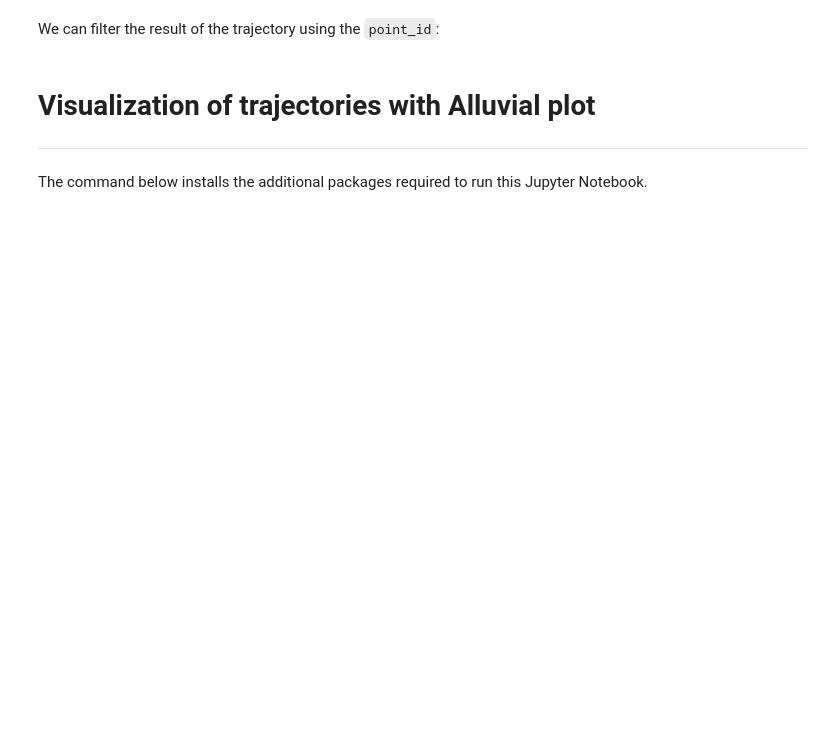
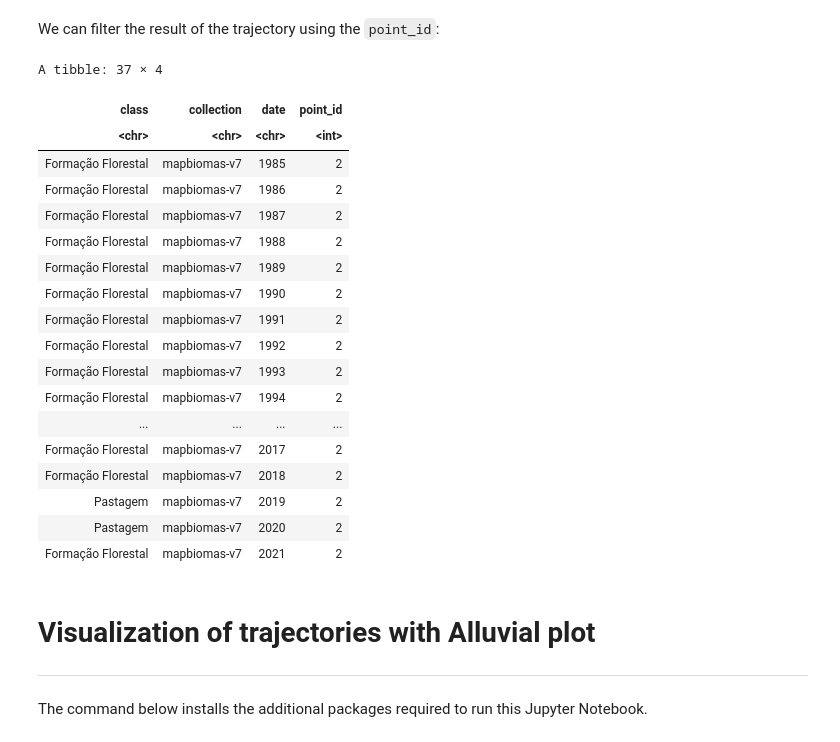
Before and after one commit to brazil-data-cube/code-gallery, a Jupyter notebook: jupyter/R/wlts/wlts-introduction.ipynb, the cells around one changed output. Saved outputs shown, nothing was run; the diff lists cells and outputs as text; code cells hidden in the pictures; blank space fills up the shorter version.

```diff
--- a/jupyter/R/wlts/wlts-introduction.ipynb
+++ b/jupyter/R/wlts/wlts-introduction.ipynb
@@ -219,7 +345,27 @@ head(trj_mult$result, 20)
 # %% [markdown]
 We can filter the result of the trajectory using the ``point_id``:
 # %%
-dplyr::filter(trj_mult$result, point_id == 1)
+dplyr::filter(trj_mult$result, point_id == 2)
+# %% [output]
+A tibble: 37 × 4
+| class | collection | date | point_id |
+| <chr> | <chr> | <chr> | <int> |
+| Formação Florestal | mapbiomas-v7 | 1985 | 2 |
+| Formação Florestal | mapbiomas-v7 | 1986 | 2 |
+| Formação Florestal | mapbiomas-v7 | 1987 | 2 |
+| Formação Florestal | mapbiomas-v7 | 1988 | 2 |
+| Formação Florestal | mapbiomas-v7 | 1989 | 2 |
+| Formação Florestal | mapbiomas-v7 | 1990 | 2 |
+| Formação Florestal | mapbiomas-v7 | 1991 | 2 |
+| Formação Florestal | mapbiomas-v7 | 1992 | 2 |
+| Formação Florestal | mapbiomas-v7 | 1993 | 2 |
+| Formação Florestal | mapbiomas-v7 | 1994 | 2 |
+| ... | ... | ... | ... |
+| Formação Florestal | mapbiomas-v7 | 2017 | 2 |
+| Formação Florestal | mapbiomas-v7 | 2018 | 2 |
+| Pastagem | mapbiomas-v7 | 2019 | 2 |
+| Pastagem | mapbiomas-v7 | 2020 | 2 |
+| Formação Florestal | mapbiomas-v7 | 2021 | 2 |
 # %% [markdown]
 # Visualization of trajectories with Alluvial plot
 <hr style="border:1px solid #0077b9;">
```
Also changed, not shown: parts of 17 cells of this notebook, 7 other files.
